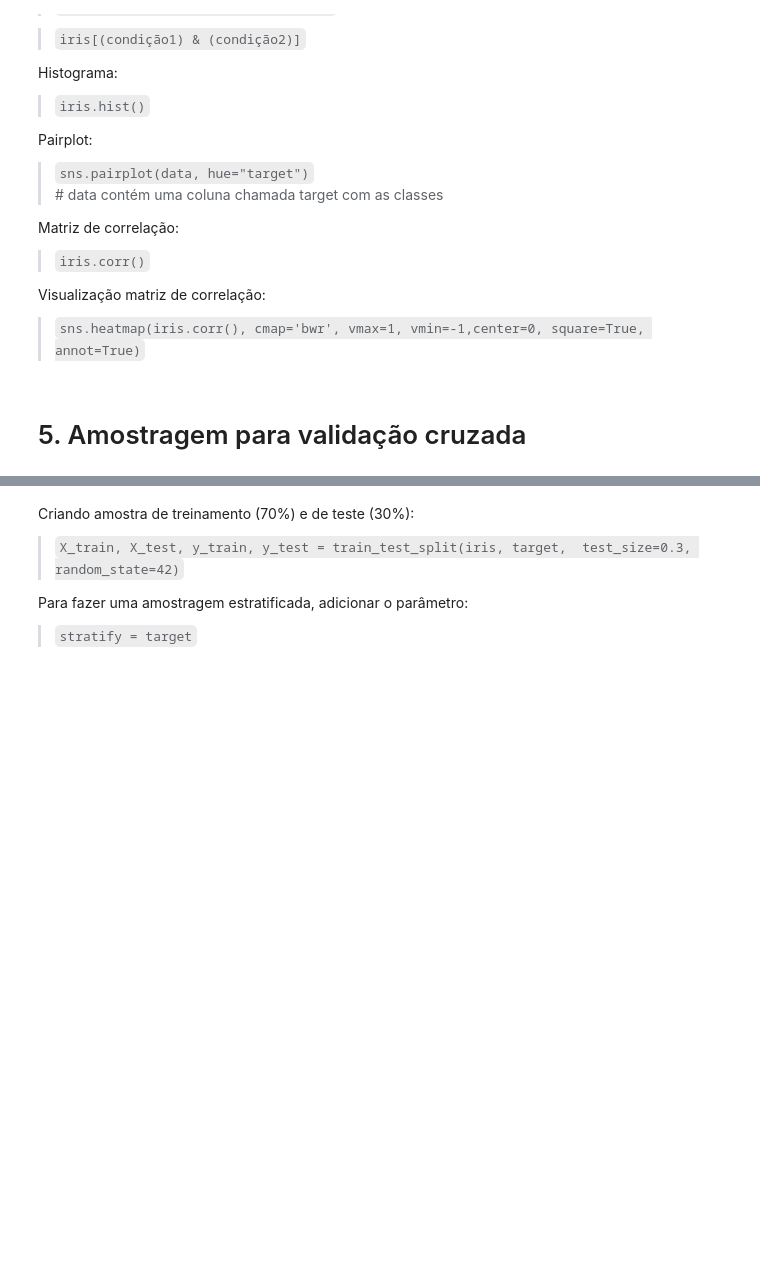
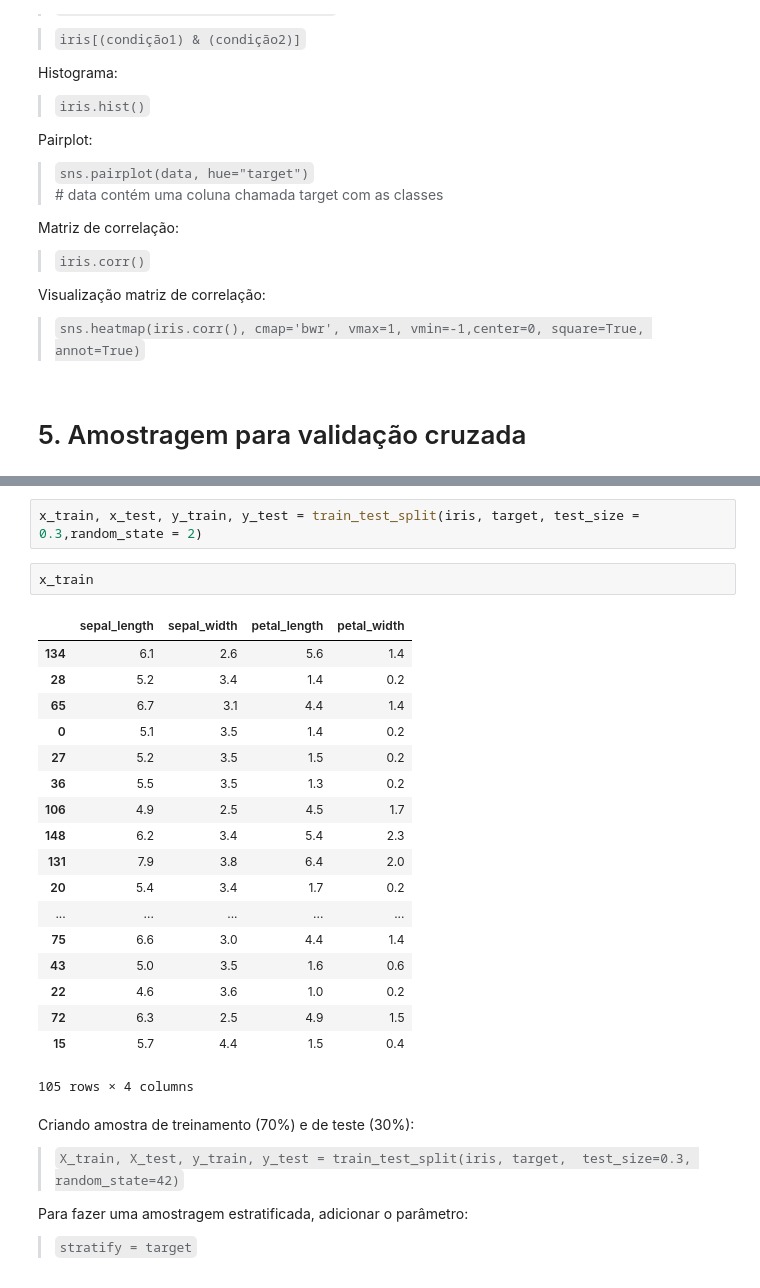
Before and after one commit to palomabareli/workshop_pyladies, a Jupyter notebook: tutorial.ipynb, the cells around one changed output, grey strips where cells are left out. Drawn from its saved outputs; the diff is of its cells as text; blank space fills up the shorter version.

```diff
--- a/tutorial.ipynb
+++ b/tutorial.ipynb
@@ -376,3 +383,26 @@ Visualização matriz de correlação:
+# %%
+x_train, x_test, y_train, y_test = train_test_split(iris, target, test_size = 0.3,random_state = 2)
+# %%
+x_train
+# %% [output]
+|  | sepal_length | sepal_width | petal_length | petal_width |
+| 134 | 6.1 | 2.6 | 5.6 | 1.4 |
+| 28 | 5.2 | 3.4 | 1.4 | 0.2 |
+| 65 | 6.7 | 3.1 | 4.4 | 1.4 |
+| 0 | 5.1 | 3.5 | 1.4 | 0.2 |
+| 27 | 5.2 | 3.5 | 1.5 | 0.2 |
+| 36 | 5.5 | 3.5 | 1.3 | 0.2 |
+| 106 | 4.9 | 2.5 | 4.5 | 1.7 |
+| 148 | 6.2 | 3.4 | 5.4 | 2.3 |
+| 131 | 7.9 | 3.8 | 6.4 | 2.0 |
+| 20 | 5.4 | 3.4 | 1.7 | 0.2 |
+| ... | ... | ... | ... | ... |
+| 75 | 6.6 | 3.0 | 4.4 | 1.4 |
+| 43 | 5.0 | 3.5 | 1.6 | 0.6 |
+| 22 | 4.6 | 3.6 | 1.0 | 0.2 |
+| 72 | 6.3 | 2.5 | 4.9 | 1.5 |
+| 15 | 5.7 | 4.4 | 1.5 | 0.4 |
+105 rows × 4 columns
 # %% [markdown]
 Criando amostra de treinamento (70%) e de teste (30%):
 > `X_train, X_test, y_train, y_test = train_test_split(iris, target,  test_size=0.3, random_state=42)`
```
Also changed, not shown: parts of 13 cells of this notebook.
